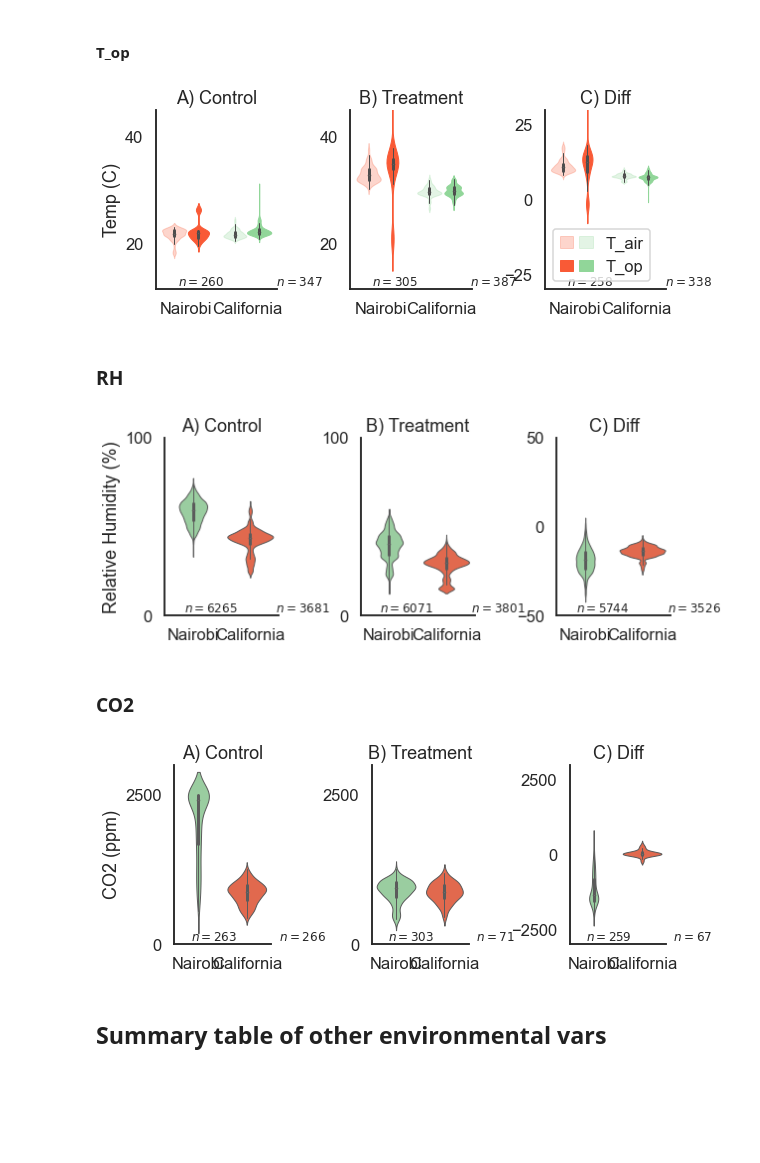
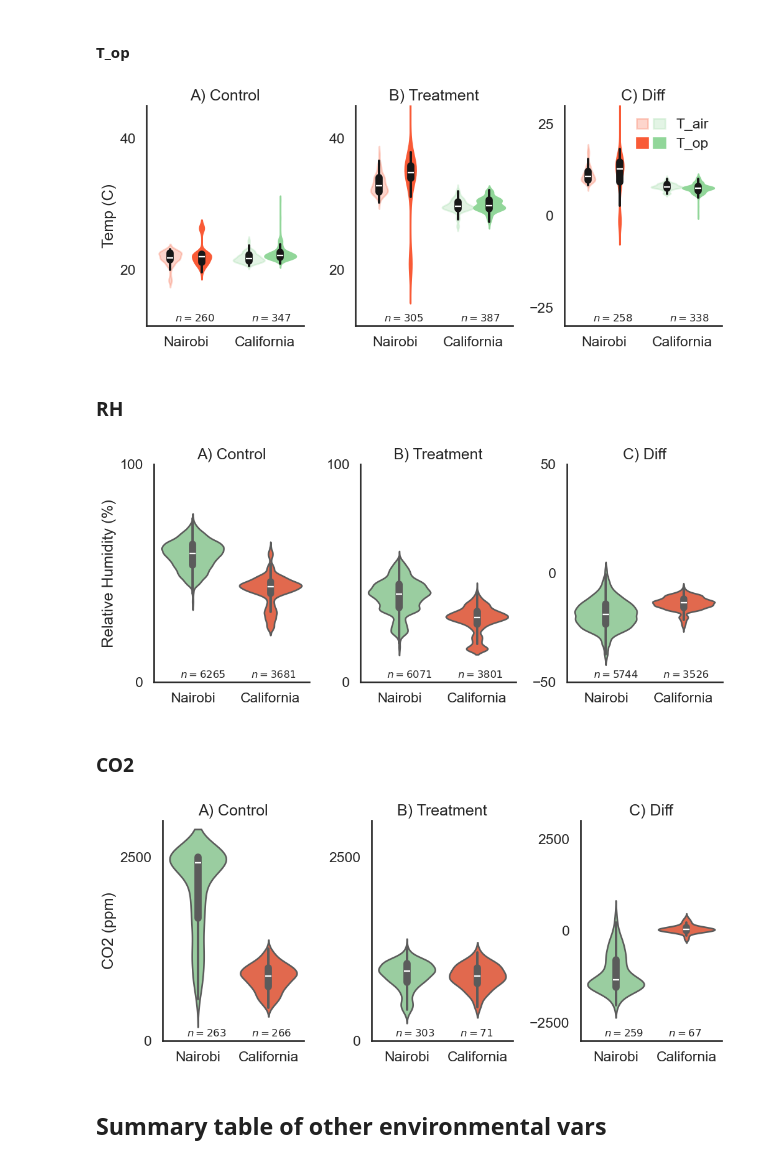
Before and after one commit to bolliger32/berkeley_temp_behavior, a Jupyter notebook: code/publication_figures_and_tables.ipynb, the cells around one changed output. Cells and saved outputs as stored; diff of their text form; code cells hidden in the pictures; blank space fills up the shorter version.

```diff
--- a/code/publication_figures_and_tables.ipynb
+++ b/code/publication_figures_and_tables.ipynb
@@ -7,3 +23,6 @@ This notebook is used to generate figures used in presentations and publications
 # %%
-home_dir = "/Users/ianbolliger/Dropbox/Temperature & Behavior/Experiments"
+home_dir_s = (
+    "/Users/ianbolliger/Library/CloudStorage/Dropbox-Personal/Temperature & Behavior/"
+    "Replication preparation"
+)
 # %%
@@ -322,11 +320,11 @@ N=76
 # %% [markdown]
 #### T_op
 # %%
-Top_box_df = pd.DataFrame(columns=["T", "T_type", "Group", "Site"])
-for site in sites:
+Top_box_df = []
+for site in s.sites:
     dfs = {"T_op": {}, "T": {}}
     timing = timing_dfs[site].loc[:, ["Date", "Session in day", "Treatment group"]]
-    for i, tx in enumerate(txs):
+    for i, tx in enumerate(s.txs):
         dfs["T_op"][tx] = ts_dfs[site][tx]["T_op"].T
         dfs["T"][tx] = ts_dfs[site][tx]["room_avg_T"].T
         dfs["T"][tx] = dfs["T"][tx].reindex(dfs["T_op"][tx].index)
@@ -367,10 +365,13 @@ for site in sites:
             dfs[t_type][tx]["Site"] = site
             dfs[t_type][tx]["T_type"] = t_type
             dfs[t_type][tx].reset_index(drop=True, inplace=True)
-            Top_box_df = Top_box_df.append(dfs[t_type][tx])
+            Top_box_df.append(dfs[t_type][tx])
 
-Top_box_df.reset_index(drop=True, inplace=True)
-Top_box_df.rename(columns={"T": "Temp (C)", "T_type": "Measurement"}, inplace=True)
+Top_box_df = (
+    pd.concat(Top_box_df)
+    .reset_index(drop=True)
+    .rename(columns={"T": "Temp (C)", "T_type": "Measurement"})
+)
 Top_box_df["Group"] = Top_box_df["Group"].str.title()
 
 
@@ -398,44 +399,50 @@ with sns.plotting_context("talk", rc={"lines.linewidth": 1}):
             col="Group",
             data=Top_box_df,
             kind=kind,
-            height=4,
+            height=5,
             aspect=0.7,
             sharey=False,
             hue_order=["T", "T_op"],
-            color="grey",
+            palette="dark:grey",
             legend=False,
         )
         g.set_axis_labels("", "Temp (C)").set_titles("{col_name}")
 
         ax = g.axes
         lb = min(ax[0, 0].get_ylim()[0], ax[0, 1].get_ylim()[0])
         ub = 45
         ax[0, 0].set_ylim((lb, ub))
         ax[0, 1].set_ylim((lb, ub))
         ax[0, 2].set_ylim((-30, 30))
         for aix, a in enumerate(ax.flatten()):
-            [a.collections[i].set_color(colors["Nairobi"]) for i in [0, 2]]
-            [a.collections[i].set_color(colors["California"]) for i in [4, 6]]
-            [a.collections[i].set_alpha(0.25) for i in [0, 4]]
+            [a.collections[i].set_color(colors["Nairobi"]) for i in [0, 1]]
+            [a.collections[i].set_color(colors["California"]) for i in [2, 3]]
+            [a.collections[i].set_alpha(0.25) for i in [0, 2]]
             n_N = ns.loc[idx[panels[aix], "Nairobi", "T"], "Temp (C)"]
             n_C = ns.loc[idx[panels[aix], "California", "T"], "Temp (C)"]
             a.text(
                 0.18,
                 0.02,
-                "$n={}$                $n={}$".format(n_N, n_C),
+                f"$n={n_N}$             $n={n_C}$",
                 transform=a.transAxes,
                 fontsize=fs / 4,
             )
 
         handles = [
-            (a.collections[0], a.collections[4]),
-            (a.collections[2], a.collections[6]),
+            (a.collections[0], a.collections[2]),
+            (a.collections[1], a.collections[3]),
         ]
         lab = ["T_air", "T_op"]
-        a.legend(handles, lab, handler_map={tuple: tup_handl})
-plt.savefig(join(fig_dir, "{}_Top.png".format(kind)))
+        a.legend(
+            handles,
+            lab,
+            handler_map={tuple: tup_handl},
+            loc="upper right",
+            edgecolor="none",
+        )
+plt.savefig(s.fig_dir / "appendix h" / f"{kind}_Top.png")
 # %% [output]
-[figure, old version]
+[figure, new version]
 # %% [markdown]
 ### RH
 # %%
@@ -488,10 +497,12 @@ with sns.plotting_context("talk", rc={"lines.linewidth": 1}):
             col="Group",
             data=RH_box_df,
             kind=kind,
-            height=4,
+            height=5,
             aspect=0.7,
             sharey=False,
+            hue="Site",
             palette=[colors["California"], colors["Nairobi"]],
+            legend=False,
         )
         ax = g.axes
         lb = 0
@@ -505,15 +516,15 @@ with sns.plotting_context("talk", rc={"lines.linewidth": 1}):
             a.text(
                 0.17,
                 0.02,
-                "$n={}$            $n={}$".format(n_N, n_C),
+                "$n={}$         $n={}$".format(n_N, n_C),
                 transform=a.transAxes,
                 fontsize=fs / 4,
             )
 
         g.set_axis_labels("", "Relative Humidity (%)").set_titles("{col_name}")
-plt.savefig(join(fig_dir, "{}_RH.png".format(kind)))
+plt.savefig(s.fig_dir / "appendix h" / f"{kind}_RH.png")
 # %% [output]
-[figure, old version]
+[figure, new version]
 # %% [markdown]
 ### CO2
 # %%
@@ -564,10 +576,12 @@ with sns.plotting_context("talk", rc={"lines.linewidth": 1}):
             col="Group",
             data=CO2_box_df,
             kind=kind,
-            height=4,
+            height=5,
             aspect=0.7,
             sharey=False,
+            hue="Site",
             palette=[colors["California"], colors["Nairobi"]],
+            legend=False,
         )
         ax = g.axes
         lb = 0
@@ -581,15 +595,15 @@ with sns.plotting_context("talk", rc={"lines.linewidth": 1}):
             a.text(
                 0.17,
                 0.02,
-                "$n={}$             $n={}$".format(n_N, n_C),
+                "$n={}$         $n={}$".format(n_N, n_C),
                 transform=a.transAxes,
                 fontsize=fs / 4,
             )
 
         g.set_axis_labels("", "CO2 (ppm)").set_titles("{col_name}")
-plt.savefig(join(fig_dir, "{}_CO2.png".format(kind)))
+plt.savefig(s.fig_dir / "appendix h" / f"{kind}_CO2.png")
 # %% [output]
-[figure, old version]
+[figure, new version]
 # %% [markdown]
 ## Summary table of other environmental vars
 # %%
```
Also changed, not shown: parts of 18 cells of this notebook, 2 other files.
